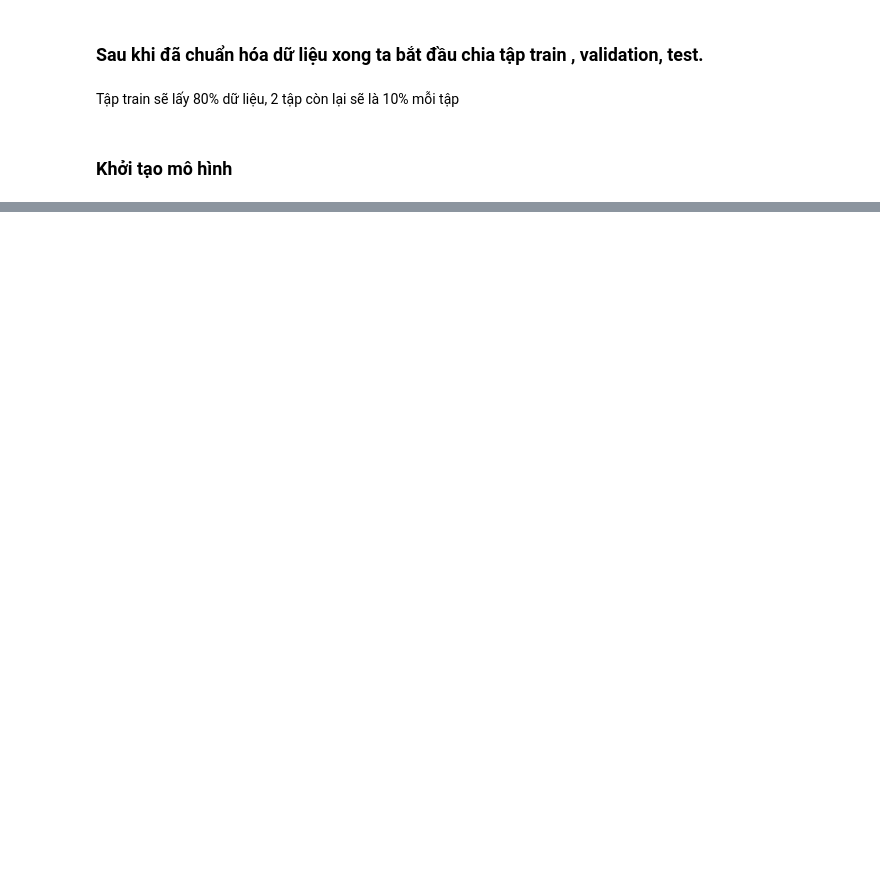
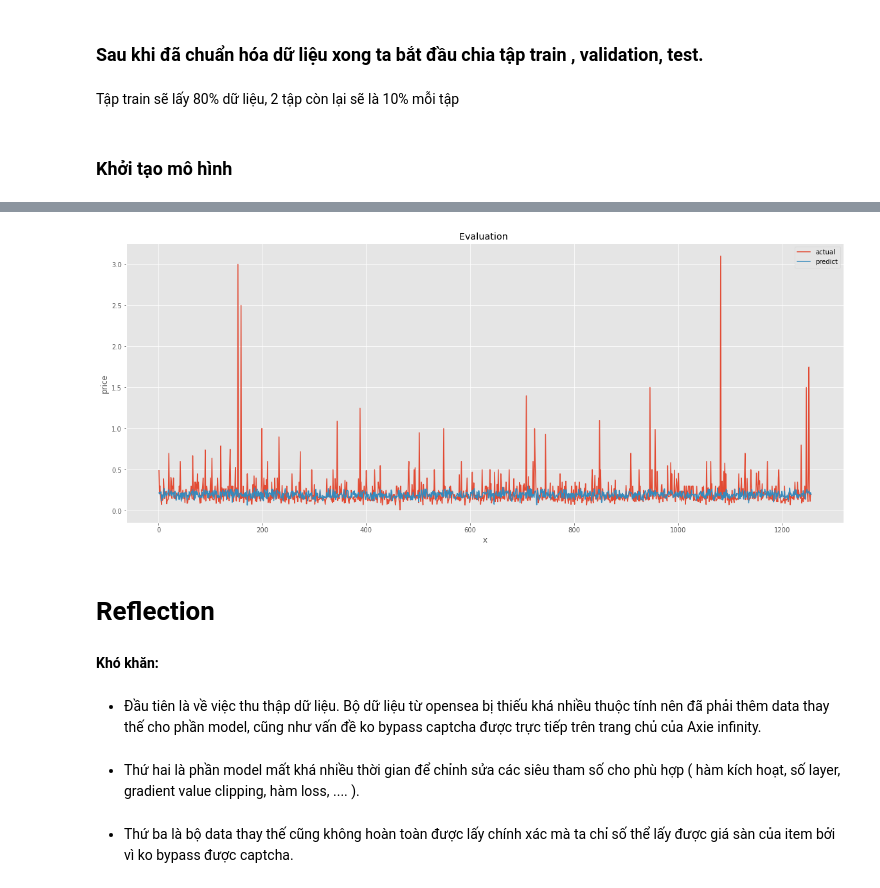
Before and after one commit to eddypop2000/DataScienceProject, a Jupyter notebook: DSProject.ipynb, the cells around one changed output, grey strips where cells are left out. Saved outputs shown, nothing was run; the diff lists cells and outputs as text; code cells hidden in the pictures; blank space fills up the shorter version.

```diff
--- a/DSProject.ipynb
+++ b/DSProject.ipynb
@@ -998,0 +959,7 @@ True
+# %%
+predictions_pred = []
+predictions_actual = []
+model = Regression(train_data,test_data,val_data)
+trainer = pl.Trainer(gpus = [0], max_epochs = 20,gradient_clip_val=0.01,track_grad_norm = 2)
+
+#trainer.fit(model)
@@ -998,0 +1018,4 @@ True
+# %%
+for i in range(len(predictions_pred)):
+    predictions_pred[i] = predictions_pred[i].cpu().numpy()
+    predictions_actual[i] = predictions_actual[i].cpu().numpy()
@@ -998,0 +1024,7 @@ True
+# %%
+y1 = []
+y2 = []
+for i in range(len(predictions_actual)):
+    if predictions_actual[i].item(0) < 5:
+        y1.append(predictions_pred[i].item(0))
+        y2.append(predictions_actual[i].item(0))
@@ -998,0 +1049,4 @@ True
+# %%
+x_r = []
+for i in range(len(y2)):
+    x_r.append(i+1)
@@ -998,0 +1071,25 @@ True
+# %%
+plt.figure(figsize=(20,8))
+plt.plot(x_r, y2, label = "actual")
+plt.plot(x_r, y1, label = "predict")
+plt.xlabel('x')
+# Set the y axis label of the current axis.
+plt.ylabel('price')
+# Set a title of the current axes.
+plt.title('Evaluation ')
+# show a legend on the plot
+plt.legend()
+# Display a figure.
+plt.show()
+# %% [output]
+[figure, added]
+# %% [markdown]
+# Reflection
+# %% [markdown]
+**Khó khăn:**
+# %% [markdown]
+* Đầu tiên là về việc thu thập dữ liệu. Bộ dữ liệu từ opensea bị thiếu khá nhiều thuộc tính nên đã phải thêm data thay thế cho phần model, cũng như vấn đề ko bypass captcha được trực tiếp trên trang chủ của Axie infinity.
+# %% [markdown]
+* Thứ hai là phần model mất khá nhiều thời gian để chỉnh sửa các siêu tham số cho phù hợp ( hàm kích hoạt, số layer, gradient value clipping, hàm loss, .... ).
+# %% [markdown]
+* Thứ ba là bộ data thay thế cũng không hoàn toàn được lấy chính xác mà ta chỉ số thể lấy được giá sàn của item bởi vì ko bypass được captcha.
```
Also changed, not shown: parts of 32 cells of this notebook, 4 other files.
